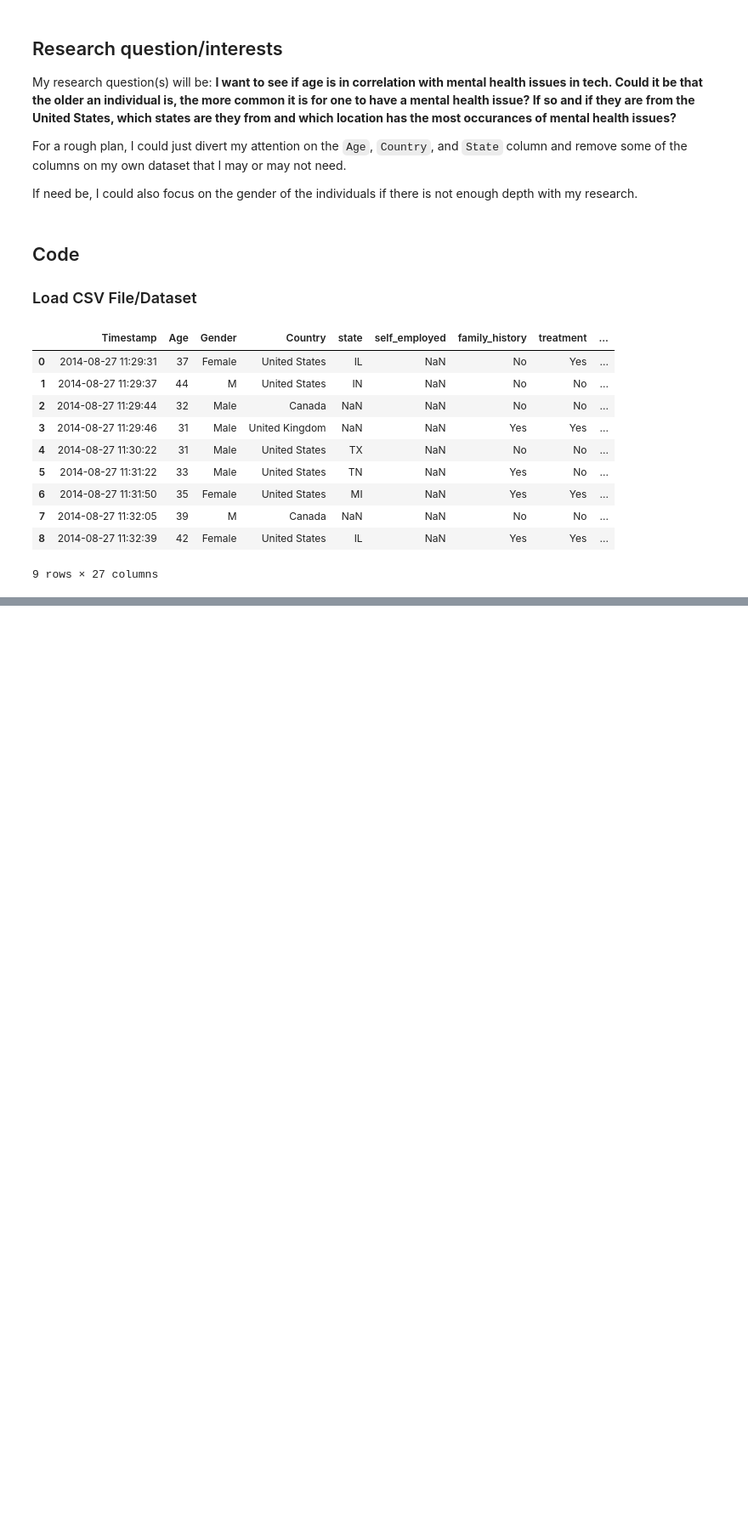
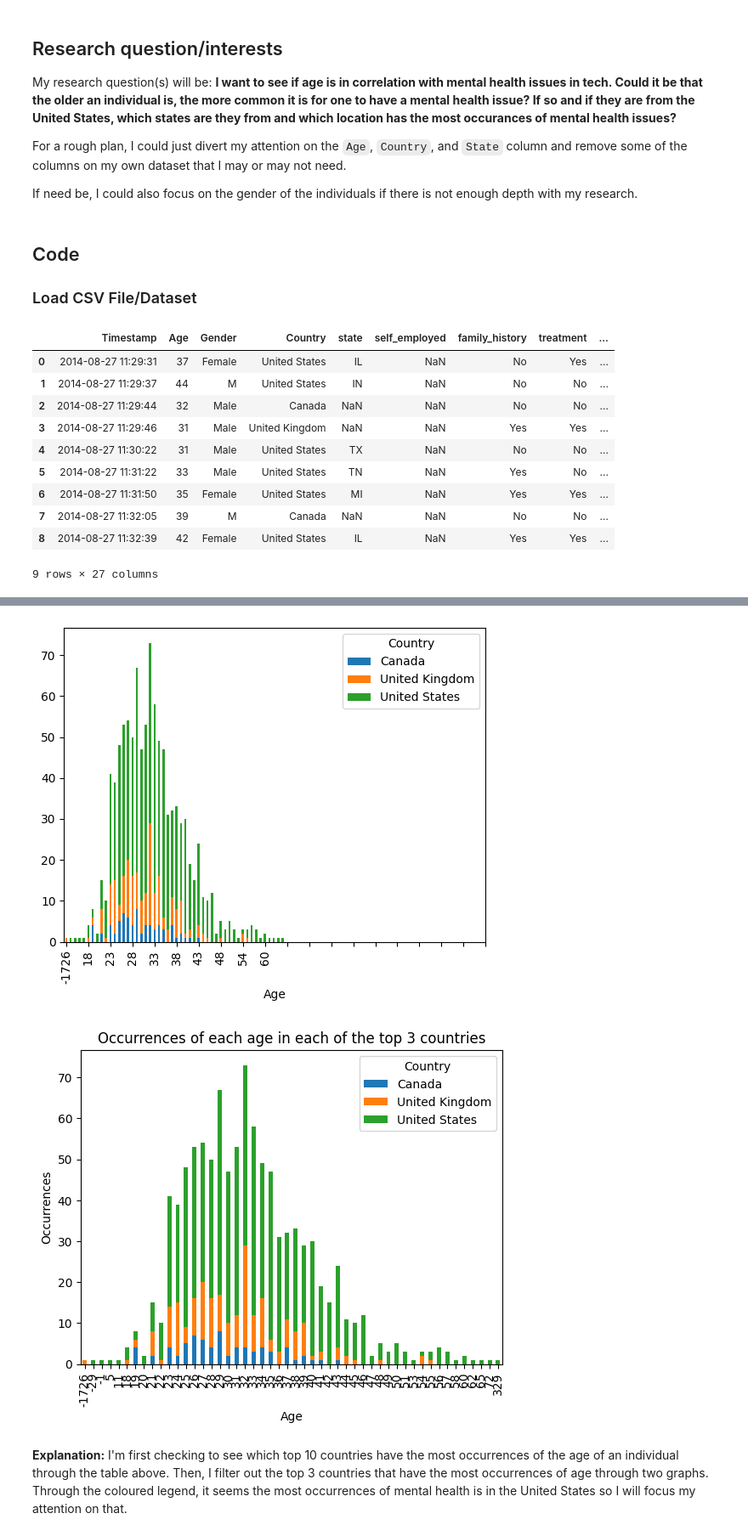
Before and after one commit to ubco-W2022T2-data301/project-group-group-49, a Jupyter notebook: analysis/analysis1.ipynb, the cells around one changed output, grey strips where cells are left out. Shown at 85% size. Saved outputs shown, nothing was run; the diff lists cells and outputs as text; code cells hidden in the pictures; blank space fills up the shorter version.

```diff
--- a/analysis/analysis1.ipynb
+++ b/analysis/analysis1.ipynb
@@ -14,8 +14,9 @@ If need be, I could also focus on the gender of the individuals if there is not
 ### Load CSV File/Dataset
 # %%
 import pandas as pd
-
-df = pd.read_csv("../data/raw/mental health in tech.csv")
+import matplotlib.pyplot as plt
+import numpy as np
+df = pd.read_csv("..\data\mental health in tech.csv")
 
 # Just print the first 9 rows of the dataset
 df.head(9)
@@ -33,0 +81,53 @@ df.head(9)
+# %%
+# # group the data by Country and Age, and count the occurrences
+# grouped = df.groupby(['Country', 'Age']).size().reset_index(name='counts')
+
+# # get the top 3 most common ages for each country
+# top_ages = grouped.groupby('Country').apply(lambda x: x.nlargest(3, 'counts')).reset_index(drop=True)
+
+# # get the top 3 most common countries
+# top_countries = grouped.groupby('Country')['counts'].sum().nlargest(3).index
+
+# # filter the original DataFrame to only include the top 3 most common countries
+# filtered_df = df[df['Country'].isin(top_countries)]
+
+# # group the filtered data by Country and Age, and count the occurrences
+# filtered_grouped = filtered_df.groupby(['Country', 'Age']).size().reset_index(name='counts')
+
+# # create a grouped bar plot for the top 3 most common ages in each country
+# filtered_top_ages = filtered_grouped.groupby('Country').apply(lambda x: x.nlargest(3, 'counts')).reset_index(drop=True)
+# filtered_top_ages.pivot(index='Age', columns='Country', values='counts').plot.bar()
+
+
+# group the data by Country and Age, and count the occurrences
+grouped = df.groupby(['Country', 'Age']).size().reset_index(name='counts')
+
+# get the top 3 most common ages for each country
+top_ages = grouped.groupby('Country').apply(lambda x: x.nlargest(3, 'counts')).reset_index(drop=True)
+
+# get the top 3 most common countries
+top_countries = grouped.groupby('Country').size().nlargest(3).index
+
+# filter the original DataFrame to only include the top 3 most common countries
+filtered_df = df[df['Country'].isin(top_countries)]
+
+# group the filtered data by Age and Country, and count the occurrences
+filtered_grouped = filtered_df.groupby(['Age', 'Country']).size().reset_index(name='counts')
+
+# create a stacked bar plot for the occurrences of each age in each country
+ax = filtered_grouped.pivot(index='Age', columns='Country', values='counts').plot(kind='bar', stacked=True)
+
+# set the x-axis tick marks to show every 5 years
+ax.set_xticks(np.arange(0, len(filtered_grouped['Age']), 5))
+
+# create a stacked bar plot for the occurrences of each age in each country
+filtered_grouped.pivot(index='Age', columns='Country', values='counts').plot(kind='bar', stacked=True)
+plt.xlabel('Age')
+plt.ylabel('Occurrences')
+plt.title('Occurrences of each age in each of the top 3 countries')
+plt.show()
+# %% [output]
+[figure, added]
+[figure, added]
+# %% [markdown]
+**Explanation:** I'm first checking to see which top 10 countries have the most occurrences of the age of an individual through the table above. Then, I filter out the top 3 countries that have the most occurrences of age through two graphs. Through the coloured legend, it seems the most occurrences of mental health is in the United States so I will focus my attention on that.
```
Also changed, not shown: parts of 2 cells of this notebook.
